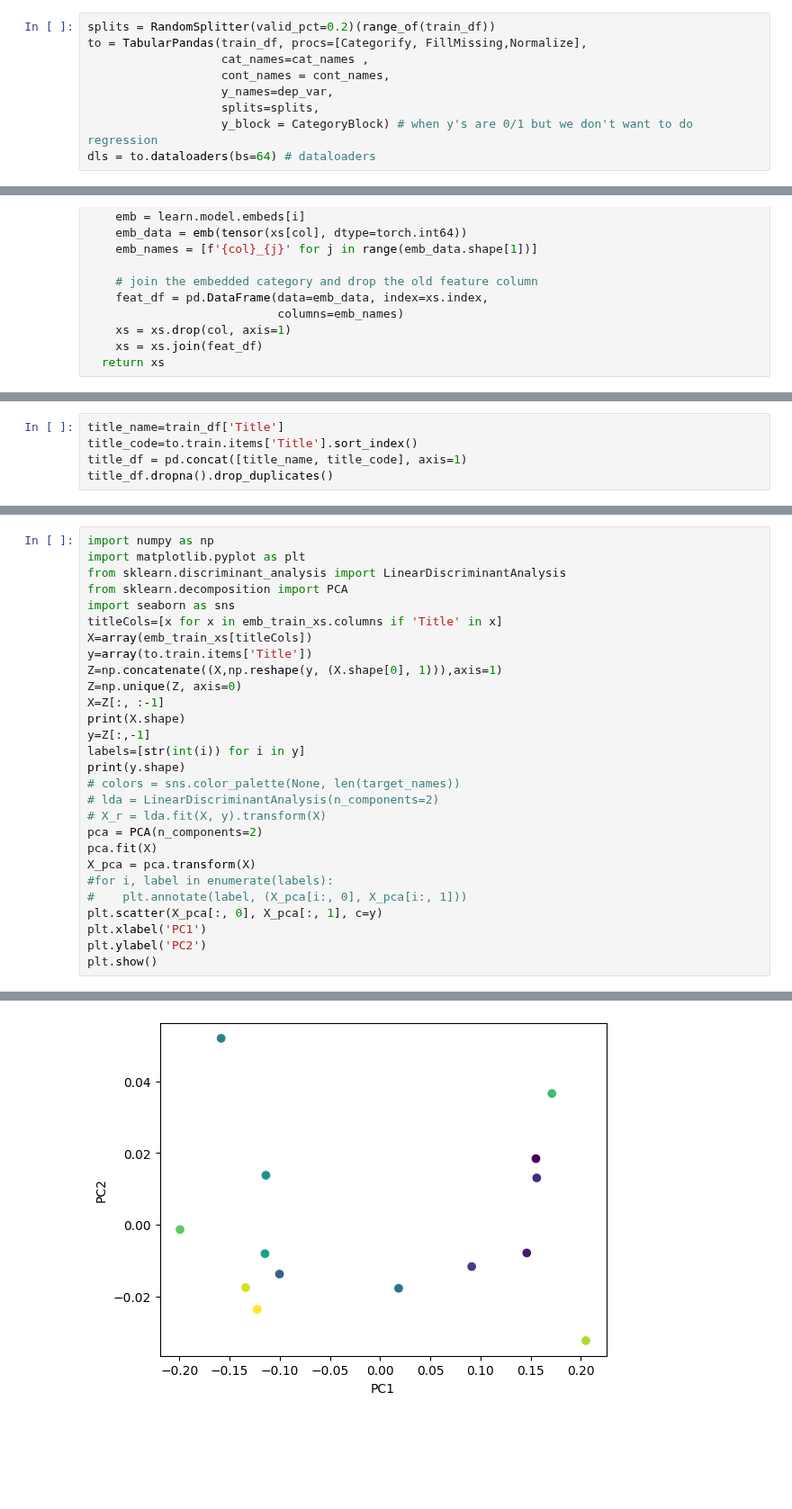
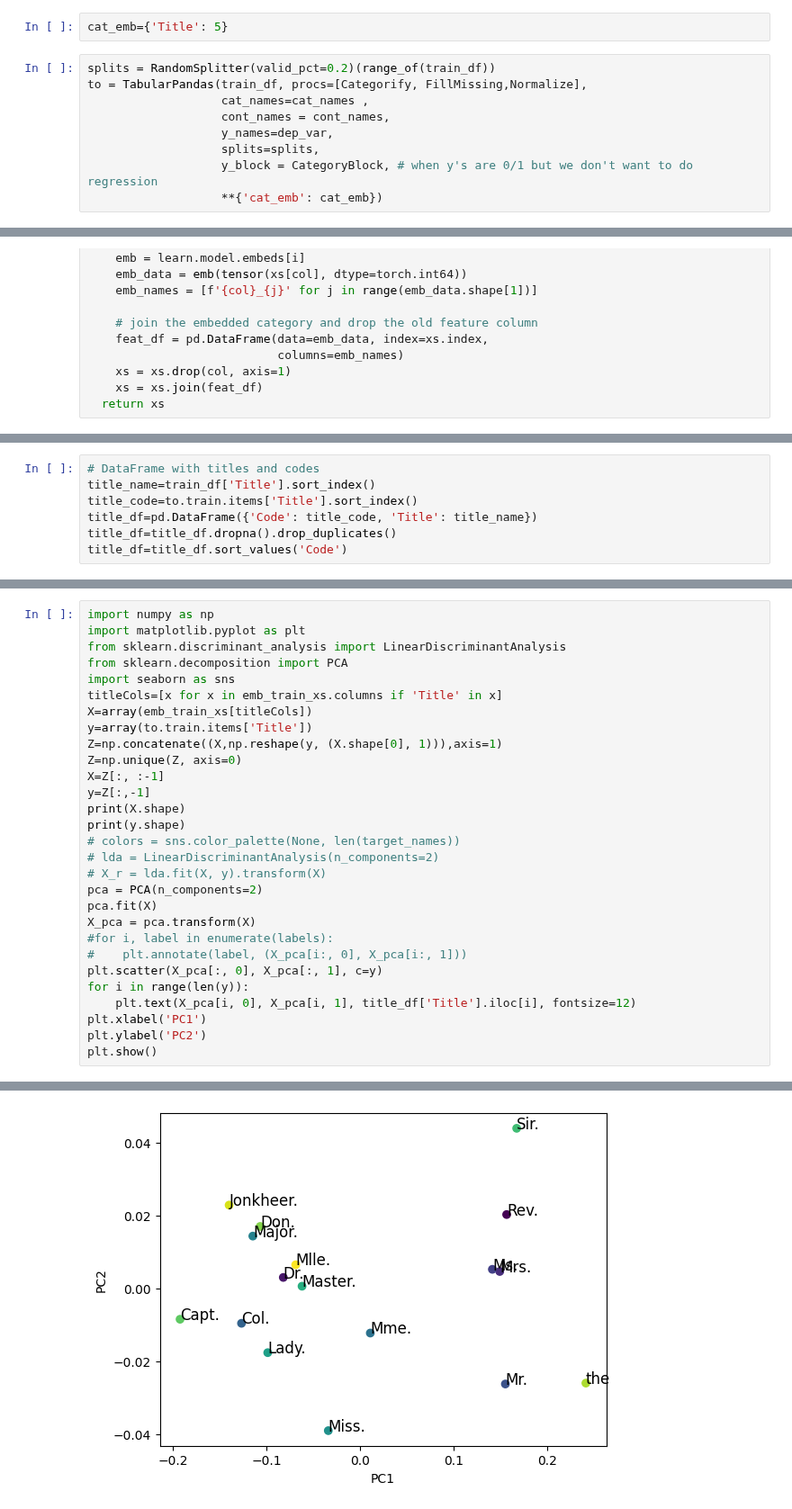
Before and after one commit to isa-ulisboa/greends-pml-2022-2023, a Jupyter notebook: fast_ai_titanic.ipynb, the cells around one changed output, grey strips where cells are left out. Shown at 90% size. Drawn from its saved outputs; the diff is of its cells as text; blank space fills up the shorter version.

```diff
--- a/fast_ai_titanic.ipynb
+++ b/fast_ai_titanic.ipynb
@@ -75,3 +175,5 @@ The last part is the list of pre-processors we apply to our data:
+# %%
+cat_emb={'Title': 5}
 # %%
 splits = RandomSplitter(valid_pct=0.2)(range_of(train_df))
 to = TabularPandas(train_df, procs=[Categorify, FillMissing,Normalize],
@@ -79,5 +181,5 @@ to = TabularPandas(train_df, procs=[Categorify, FillMissing,Normalize],
                    cont_names = cont_names,
                    y_names=dep_var,
                    splits=splits,
-                   y_block = CategoryBlock) # when y's are 0/1 but we don't want to do regression
-dls = to.dataloaders(bs=64) # dataloaders
+                   y_block = CategoryBlock, # when y's are 0/1 but we don't want to do regression
+                   **{'cat_emb': cat_emb})
@@ -221,5 +348,7 @@ print(train_df.iloc[10:13][cat_names]) # original variables
 # %%
-title_name=train_df['Title']
+# DataFrame with titles and codes
+title_name=train_df['Title'].sort_index()
 title_code=to.train.items['Title'].sort_index()
-title_df = pd.concat([title_name, title_code], axis=1)
-title_df.dropna().drop_duplicates()
+title_df=pd.DataFrame({'Code': title_code, 'Title': title_name})
+title_df=title_df.dropna().drop_duplicates()
+title_df=title_df.sort_values('Code')
@@ -251,9 +364,8 @@ y=array(to.train.items['Title'])
 Z=np.concatenate((X,np.reshape(y, (X.shape[0], 1))),axis=1)
 Z=np.unique(Z, axis=0)
 X=Z[:, :-1]
+y=Z[:,-1]
 print(X.shape)
-y=Z[:,-1]
-labels=[str(int(i)) for i in y]
 print(y.shape)
 # colors = sns.color_palette(None, len(target_names))
 # lda = LinearDiscriminantAnalysis(n_components=2)
@@ -264,6 +376,8 @@ X_pca = pca.transform(X)
 #for i, label in enumerate(labels):
 #    plt.annotate(label, (X_pca[i:, 0], X_pca[i:, 1]))
 plt.scatter(X_pca[:, 0], X_pca[:, 1], c=y)
+for i in range(len(y)):
+    plt.text(X_pca[i, 0], X_pca[i, 1], title_df['Title'].iloc[i], fontsize=12)
 plt.xlabel('PC1')
 plt.ylabel('PC2')
 plt.show()
@@ -273 +387 @@ plt.show()
-[figure, old version]
+[figure, new version]
```
Also changed, not shown: parts of 20 cells of this notebook.
